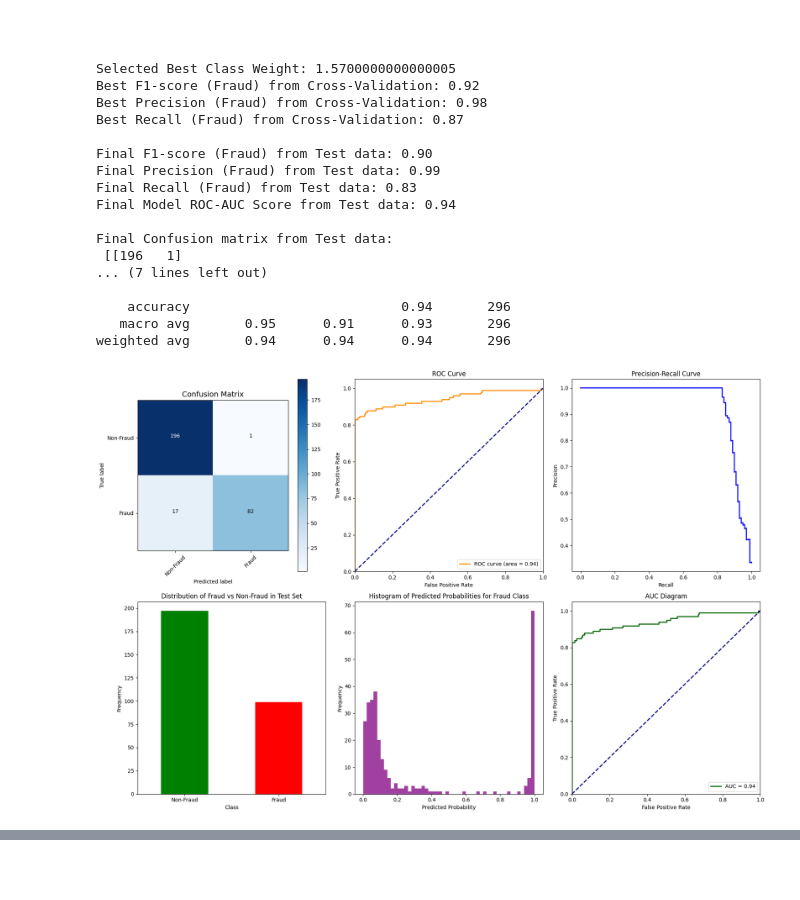
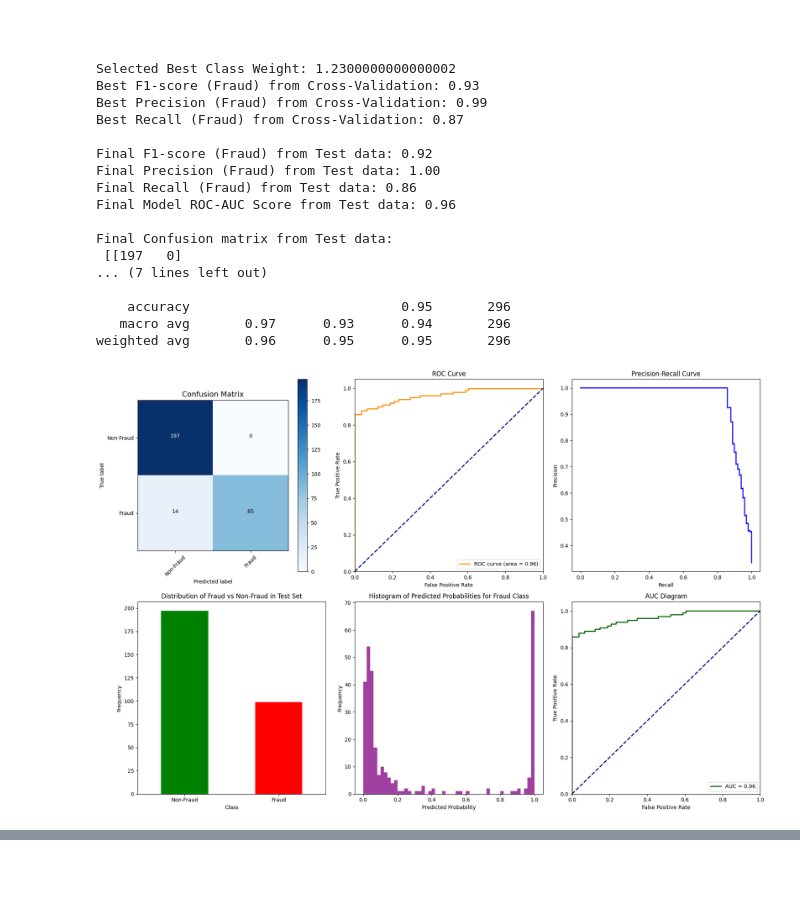
Before and after one commit to chunren/credit-card-fraud-detection-by-neural-network, a Jupyter notebook: credit-card-fraud-detection-by-neural-network.ipynb, the cells around one changed output, grey strips where cells are left out. Drawn from its saved outputs; the diff is of its cells as text; code cells hidden in the pictures.

Commit message:
changed: initial_learning_rate = 0.0007 #0.001 training_validation_test_size = 0.6
threshold = 0.5
non_fraud_to_fraud_sample_ratio = 2
test_size = 0.2
training_validation_test_size = 0.6
initial_learning_rate = 0.0008 #0.001
training_epochs = 15
# 2.09, np.arange(2.08, 2.11, 0.01)
# class_weights_range = np.arange(1.21, 1.23, 0.01)
# class_weights_range = np.arange(1.71, 1.73, 0.01)
# class_weights_range = np.arange(3.71, 3.73, 0.01)
#class_weights_range = np.arange(1.34, 1.36, 0.01)
#class_weights_range = np.arange(2.08, 2.10, 0.01)
class_weights_range = np.arange(1.01, 2.11, 0.01)

model = Sequential([
        Dense(n_inputs, input_shape=(n_inputs,), activation='relu'),
        Dropout(0.3),
        Dense(64, activation='relu', kernel_regularizer=l2(0.001)),
        Dropout(0.3),
        Dense(32, activation='relu', kernel_regularizer=l2(0.001)),
        Dropout(0.3),
        Dense(1, activation='sigmoid')  # Binary classification
    ])

reduce_lr = ReduceLROnPlateau(monitor='val_loss', factor=0.5, patience=3, min_lr=0.00001)

        early_stopping = EarlyStopping(monitor='val_loss', patience=8, restore_best_weights=True)

        model = build_model(learning_rate=initial_learning_rate)
        model.fit(X_train_split, y_train_split, epochs=training_epochs, batch_size=32, verbose=0,
                  class_weight={0: 1, 1: class_weight}, validation_data=(X_val_split, y_val_split), callbacks=[reduce_lr, early_stopping])

Selected Best Class Weight: 1.2300000000000002
Best F1-score (Fraud) from Cross-Validation: 0.93
Best Precision (Fraud) from Cross-Validation: 0.99
Best Recall (Fraud) from Cross-Validation: 0.87

Final F1-score (Fraud) from Test data: 0.92
Final Precision (Fraud) from Test data: 1.00
Final Recall (Fraud) from Test data: 0.86
Final Model ROC-AUC Score from Test data: 0.96

Final Confusion matrix from Test data:
 [[197   0]
 [ 14  85]]

Final Model Classification Report from Test data:
               precision    recall  f1-score   support

   Non-Fraud       0.93      1.00      0.97       197
       Fraud       1.00      0.86      0.92        99

    accuracy                           0.95       296
   macro avg       0.97      0.93      0.94       296
weighted avg       0.96      0.95      0.95       296

```diff
--- a/credit-card-fraud-detection-by-neural-network.ipynb
+++ b/credit-card-fraud-detection-by-neural-network.ipynb
@@ -551,8 +551,8 @@ tf.config.experimental.enable_op_determinism()
 threshold = 0.5
 non_fraud_to_fraud_sample_ratio = 2
 test_size = 0.2
-training_validation_test_size = 0.5
-initial_learning_rate = 0.00075 #0.001
+training_validation_test_size = 0.6
+initial_learning_rate = 0.0009 #0.001
 training_epochs = 15
 # 2.09, np.arange(2.08, 2.11, 0.01)
 # class_weights_range = np.arange(1.21, 1.23, 0.01)
@@ -756,45 +756,45 @@ y_pred_classes = (y_pred_probs > threshold).astype("int32")
 
 # --- Step 7: Display Results ---
 final_report = classification_report(y_test, y_pred_classes, output_dict=True)
 final_f1_score = final_report['1']['f1-score']
 final_precision = final_report['1']['precision']
 final_recall = final_report['1']['recall']
 roc_auc = roc_auc_score(y_test, y_pred_probs)
 
 print(f"\nFinal F1-score (Fraud) from Test data: {final_f1_score:.2f}")
 print(f"Final Precision (Fraud) from Test data: {final_precision:.2f}")
 print(f"Final Recall (Fraud) from Test data: {final_recall:.2f}")
 print(f"Final Model ROC-AUC Score from Test data: {roc_auc:.2f}")
 
 conf_matrix = confusion_matrix(y_test, y_pred_classes)
 report = classification_report(y_test, y_pred_classes, target_names=['Non-Fraud', 'Fraud'], zero_division=0)
 # Print the final classification report
 print('\nFinal Confusion matrix from Test data:\n', conf_matrix)
 
 # Print the final classification report
 print("\nFinal Model Classification Report from Test data:\n", report)
 
 # --- Step 8: Plot Diagrams ---
 plot_results(y_test, y_pred_probs, y_pred_classes, conf_matrix, X_test_scaled, X)
 # %% [output]
-Selected Best Class Weight: 1.5700000000000005
-Best F1-score (Fraud) from Cross-Validation: 0.92
-Best Precision (Fraud) from Cross-Validation: 0.98
+Selected Best Class Weight: 1.2300000000000002
+Best F1-score (Fraud) from Cross-Validation: 0.93
+Best Precision (Fraud) from Cross-Validation: 0.99
 Best Recall (Fraud) from Cross-Validation: 0.87
 
-Final F1-score (Fraud) from Test data: 0.90
-Final Precision (Fraud) from Test data: 0.99
-Final Recall (Fraud) from Test data: 0.83
-Final Model ROC-AUC Score from Test data: 0.94
+Final F1-score (Fraud) from Test data: 0.92
+Final Precision (Fraud) from Test data: 1.00
+Final Recall (Fraud) from Test data: 0.86
+Final Model ROC-AUC Score from Test data: 0.96
 
 Final Confusion matrix from Test data:
- [[196   1]
+ [[197   0]
 ... (7 lines left out)
 
-    accuracy                           0.94       296
-   macro avg       0.95      0.91      0.93       296
-weighted avg       0.94      0.94      0.94       296
+    accuracy                           0.95       296
+   macro avg       0.97      0.93      0.94       296
+weighted avg       0.96      0.95      0.95       296
-[figure, old version]
+[figure, new version]
 [figure]
 # %% [markdown]
 &nbsp;
```
